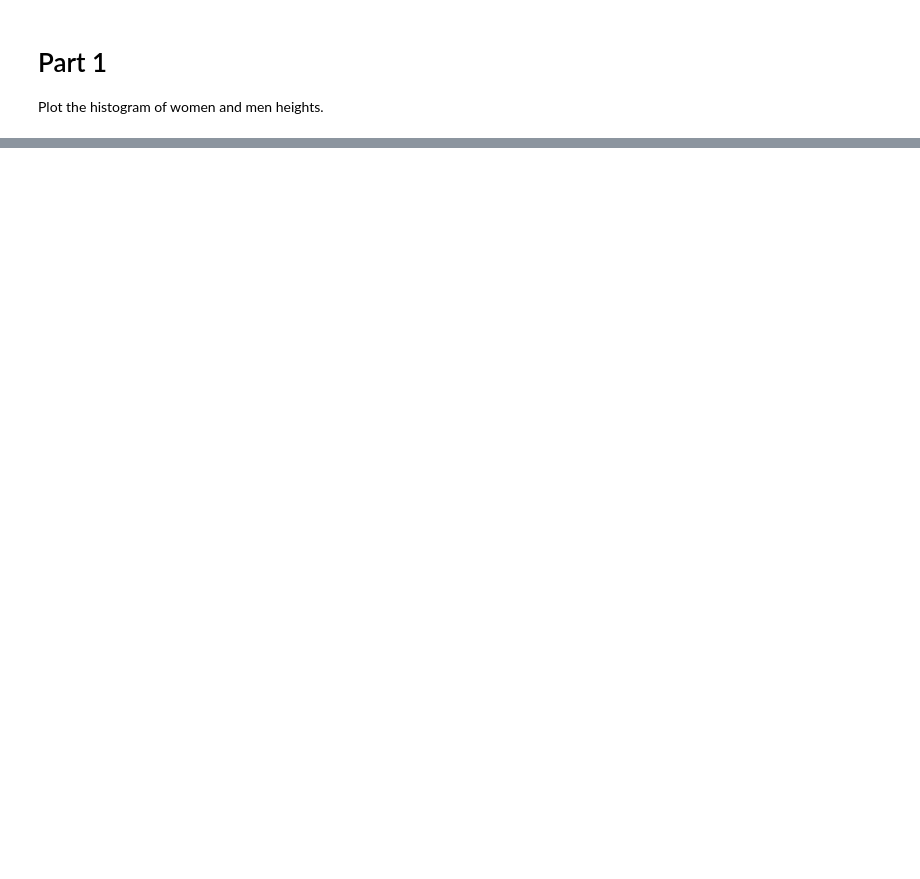
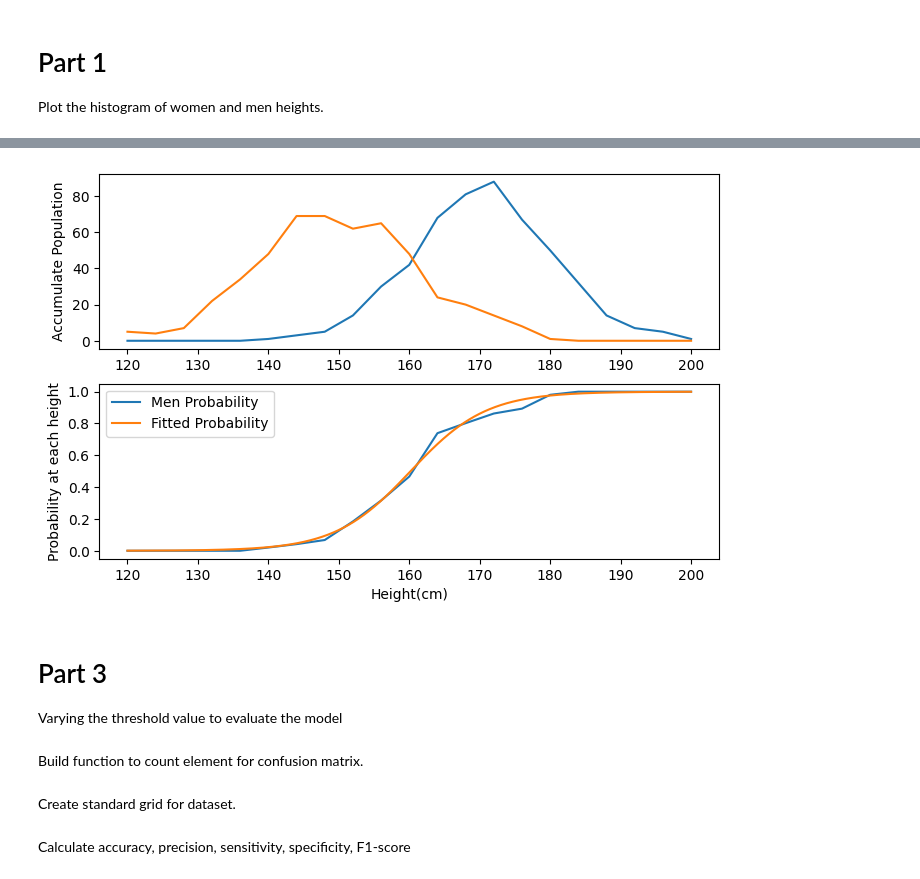
Before and after one commit to phurinat-udo/intro_to_datasci, a Jupyter notebook: HW3/HW3_6536646.ipynb, the cells around one changed output, grey strips where cells are left out. Saved outputs shown, nothing was run; the diff lists cells and outputs as text; code cells hidden in the pictures; blank space fills up the shorter version.

```diff
--- a/HW3/HW3_6536646.ipynb
+++ b/HW3/HW3_6536646.ipynb
@@ -22,0 +100,6 @@ fig_hist.show()
+# %%
+def minus_log_likelihood(beta, x_m, x_w):
+    p_m = logistic_fn(beta, x_m)
+    p_w = logistic_fn(beta, x_w)
+    loglike = np.sum(np.log(p_m)) + np.sum(np.log(1.0 - p_w))
+    return -loglike
@@ -22,0 +108,6 @@ fig_hist.show()
+# %%
+result_llh = minimize(minus_log_likelihood, beta_init, args=(raw_m[0], raw_w[0]), method='Nelder-Mead')
+beta_maxllh = result_llh.x
+print(f'Fitted Parameters:{beta_maxllh} ')
+print(f'P(x) = 0.5 at x={-beta_maxllh[0]/beta_maxllh[1]} ')
+result_llh
@@ -22,0 +127,21 @@ fig_hist.show()
+# %%
+probFit_llh = logistic_fn(beta_maxllh, height_plot)
+fig_fit2 = plt.figure(figsize=(8,5))
+ax_fit2_1 = fig_fit2.add_subplot(211)
+ax_fit2_1.plot(height_mid, hist_m, label='Men Height')
+ax_fit2_1.plot(height_mid, hist_w, label='Women Height')
+ax_fit2_1.set_ylabel('Accumulate Population')
+ax_fit2_2 = fig_fit2.add_subplot(212)
+ax_fit2_2.plot(height_mid, prob_m, label='Men Probability')
+ax_fit2_2.plot(height_plot, prob_fit, label='Fitted Probability')
+ax_fit2_2.set_ylabel('Probability at each height')
+ax_fit2_2.set_xlabel('Height(cm)')
+plt.legend()
+fig_fit2.show()
+# %% [output]
+[figure, added]
+# %% [markdown]
+# Part 3
+Varying the threshold value to evaluate the model
+# %% [markdown]
+Build function to count element for confusion matrix.
@@ -22,0 +155,2 @@ fig_hist.show()
+# %% [markdown]
+Create standard grid for dataset.
@@ -22,0 +172,2 @@ fig_hist.show()
+# %% [markdown]
+Calculate accuracy, precision, sensitivity, specificity, F1-score
```
Also changed, not shown: parts of 18 cells of this notebook, 3 other files.
